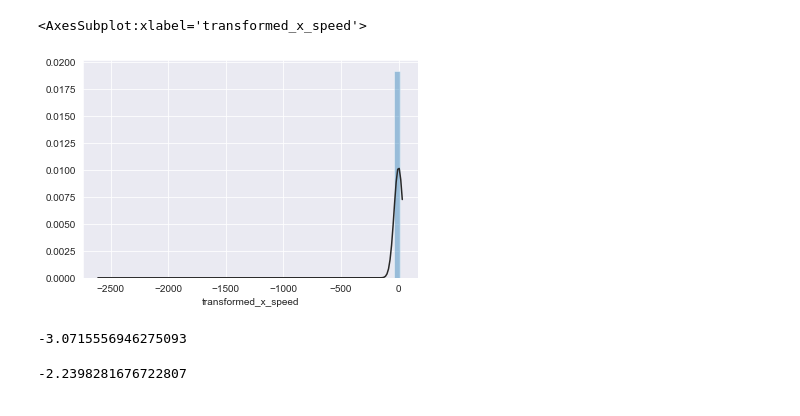
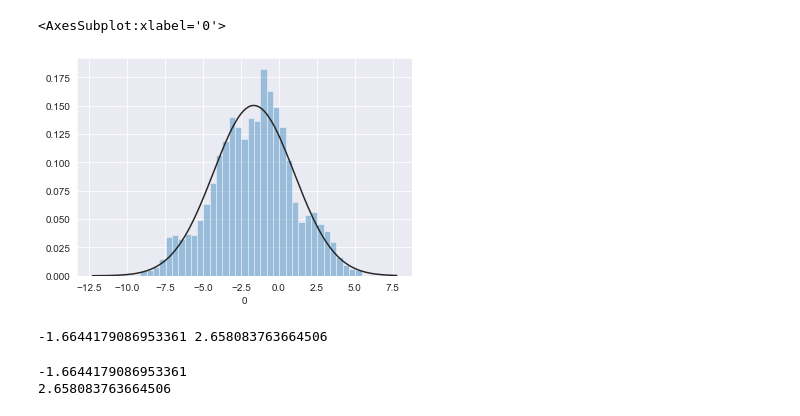
Before and after one commit to ktadgh/Air-Pollution, a Jupyter notebook: wind_distribution.ipynb, the cells around one changed output. Saved outputs shown, nothing was run; the diff lists cells and outputs as text; code cells hidden in the pictures.

Commit message:
Edited wind distribution, using a rotation matrix so it works properly

```diff
--- a/wind_distribution.ipynb
+++ b/wind_distribution.ipynb
@@ -34,5 +27,5 @@ mean_x_speed = july["x_speed"].mean()
 mean_y_speed = july["y_speed"].mean()
 print(mean_x_speed)
 print(mean_y_speed)
-july_atan2_direction = np.arctan2(mean_x_speed, mean_y_speed)*180/np.pi
+july_atan2_direction = np.arctan(mean_y_speed/mean_x_speed)*180/np.pi
 # %% [output]
@@ -48,7 +41,7 @@ def actual_direction(dir):
         dir -= 180
     elif dir < 180:
         dir += 180
-    return dir
+    return dir*np.pi/180
 # %%
 new_dir =actual_direction(july_atan2_direction)
 # %%
@@ -60,3 +50,0 @@ Now we take 79.683... as the prevailing wind direction for july.
-# %%
-july["transformed_x_speed"] = july["Wind (m/s)"]*np.cos((july["Wind Dir (deg)"] - new_dir)*np.pi/180)
-july["transformed_y_speed"] = july["Wind (m/s)"]*np.sin((july["Wind Dir (deg)"] - new_dir)*np.pi/180)
@@ -68,0 +51,12 @@ print(july["transformed_x_speed"].mean(),july["transformed_y_speed"][1])
+# %%
+import matplotlib.pyplot as plt
+
+r = np.array([[np.cos(new_dir),- np.sin(new_dir)],[np.sin(new_dir),np.cos(new_dir)]])
+
+rotated = np.transpose(r @ np.transpose(july[["x_speed","y_speed"]]))
+x_transformed = rotated[0]
+y_transformed = rotated[1]
+# july["transformed_y_speed"] = july["Wind (m/s)"]*np.sin((july["Wind Dir (deg)"] - new_dir)*np.pi/180)
+plt.xlim([-7, 7])
+plt.ylim([-7, 7])
+plt.scatter(x_transformed[0:100],y_transformed[0:100])
@@ -69,6 +66,6 @@ print(july["transformed_x_speed"].mean(),july["transformed_y_speed"][1])
 # %%
-sns.distplot(july["transformed_x_speed"], fit=norm, kde=False)
+sns.distplot(x_transformed, fit=norm, kde=False)
 # %% [output]
-<AxesSubplot:xlabel='transformed_x_speed'>
+<AxesSubplot:xlabel='0'>
-[figure, old version]
+[figure, new version]
 # %%
@@ -76,4 +73,4 @@ mean,std=norm.fit(july["transformed_x_speed"])
 # %%
-print(mean)
+print(mean, std)
 # %% [output]
--3.0715556946275093
+-1.6644179086953361 2.658083763664506
@@ -82,4 +77,6 @@ mean,std=norm.fit(july["transformed_y_speed"])
 # %%
 print(mean)
+print(std)
 # %% [output]
--2.2398281676722807
+-1.6644179086953361
+2.658083763664506
```
Also changed, not shown: parts of 14 cells of this notebook.
